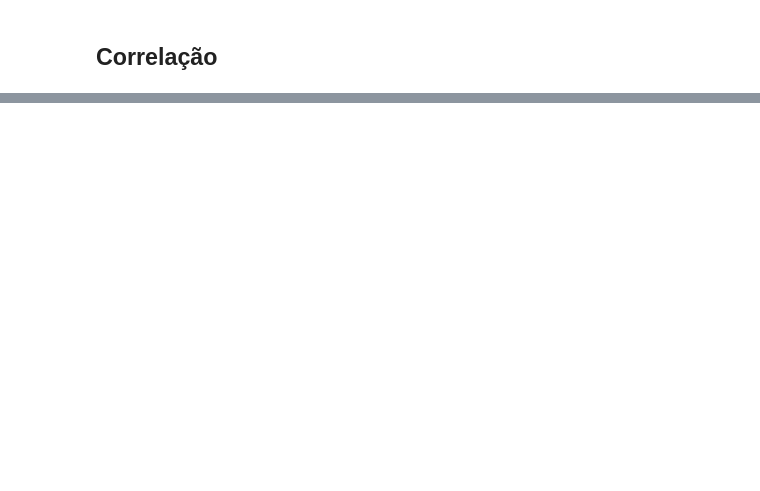
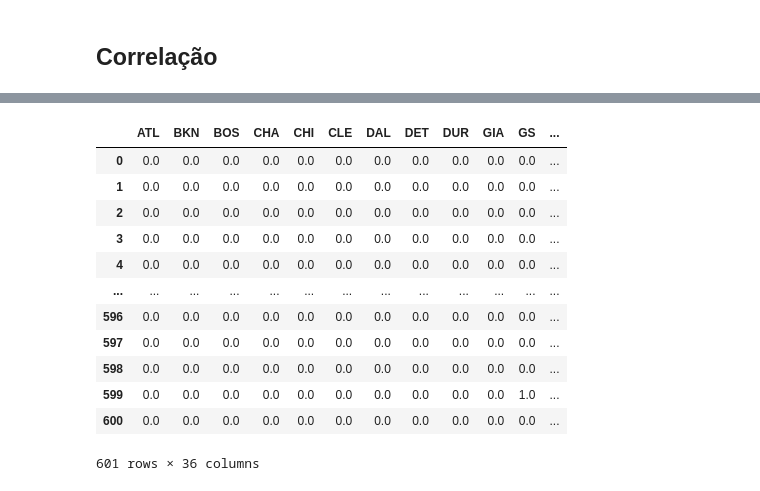
Before and after one commit to victorpecine/nba_data_science, a Jupyter notebook: nba_stats_jokic.ipynb, the cells around one changed output, grey strips where cells are left out. Drawn from its saved outputs; the diff is of its cells as text; code cells hidden in the pictures; blank space fills up the shorter version.

```diff
--- a/nba_stats_jokic.ipynb
+++ b/nba_stats_jokic.ipynb
@@ -302,0 +548,4 @@ fig.show()
+# %%
+vitoria_derrota_sem_categoricas = ohe.fit_transform(df_stats_jokic[['V_D']]).toarray()
+# %%
+df_stats_jokic_vitoria_derrota_ohe = pd.DataFrame(vitoria_derrota_sem_categoricas, columns=vitoria_derrota_colunas)
@@ -302,0 +568,18 @@ fig.show()
+# %%
+df_stats_jokic_sem_categoricas = pd.concat([df_stats_jokic_adv_casa_fora_ohe, df_stats_jokic_vitoria_derrota_ohe], axis=1)
+
+df_stats_jokic_sem_categoricas
+# %% [output]
+|  | ATL | BKN | BOS | CHA | CHI | CLE | DAL | DET | DUR | GIA | GS | ... |
+| 0 | 0.0 | 0.0 | 0.0 | 0.0 | 0.0 | 0.0 | 0.0 | 0.0 | 0.0 | 0.0 | 0.0 | ... |
+| 1 | 0.0 | 0.0 | 0.0 | 0.0 | 0.0 | 0.0 | 0.0 | 0.0 | 0.0 | 0.0 | 0.0 | ... |
+| 2 | 0.0 | 0.0 | 0.0 | 0.0 | 0.0 | 0.0 | 0.0 | 0.0 | 0.0 | 0.0 | 0.0 | ... |
+| 3 | 0.0 | 0.0 | 0.0 | 0.0 | 0.0 | 0.0 | 0.0 | 0.0 | 0.0 | 0.0 | 0.0 | ... |
+| 4 | 0.0 | 0.0 | 0.0 | 0.0 | 0.0 | 0.0 | 0.0 | 0.0 | 0.0 | 0.0 | 0.0 | ... |
+| ... | ... | ... | ... | ... | ... | ... | ... | ... | ... | ... | ... | ... |
+| 596 | 0.0 | 0.0 | 0.0 | 0.0 | 0.0 | 0.0 | 0.0 | 0.0 | 0.0 | 0.0 | 0.0 | ... |
+| 597 | 0.0 | 0.0 | 0.0 | 0.0 | 0.0 | 0.0 | 0.0 | 0.0 | 0.0 | 0.0 | 0.0 | ... |
+| 598 | 0.0 | 0.0 | 0.0 | 0.0 | 0.0 | 0.0 | 0.0 | 0.0 | 0.0 | 0.0 | 0.0 | ... |
+| 599 | 0.0 | 0.0 | 0.0 | 0.0 | 0.0 | 0.0 | 0.0 | 0.0 | 0.0 | 0.0 | 1.0 | ... |
+| 600 | 0.0 | 0.0 | 0.0 | 0.0 | 0.0 | 0.0 | 0.0 | 0.0 | 0.0 | 0.0 | 0.0 | ... |
+601 rows × 36 columns
```
Also changed, not shown: parts of 44 cells of this notebook.
